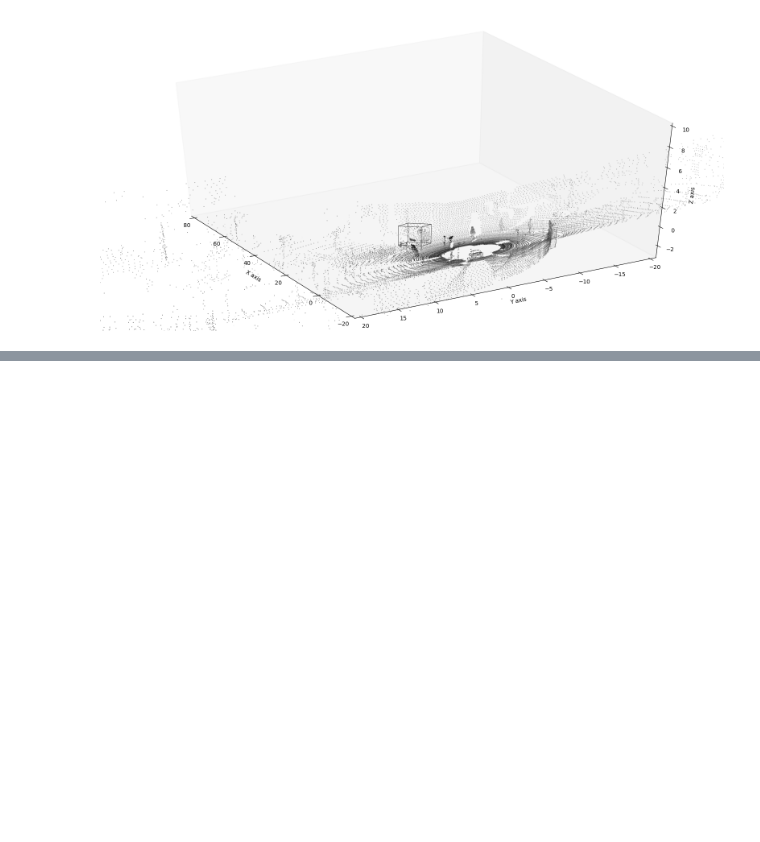
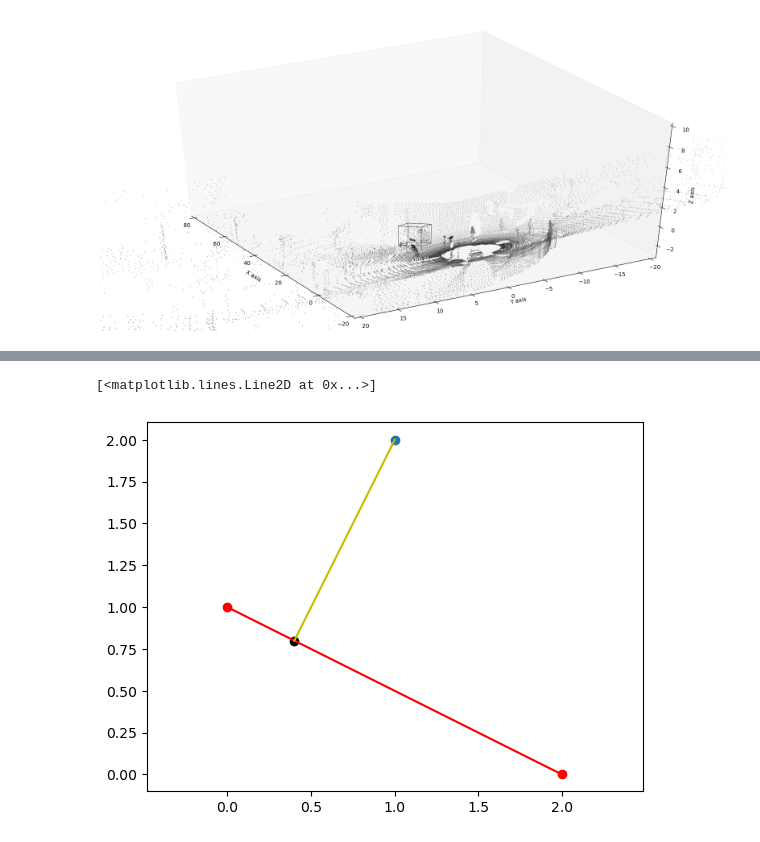
Before and after one commit to liver121888/Self-driving-Project, a Jupyter notebook: catkin_ws/src/kitti_tutorial/notebooks/plot3D.ipynb, the cells around one changed output, grey strips where cells are left out. Saved outputs shown, nothing was run; the diff lists cells and outputs as text; code cells hidden in the pictures; blank space fills up the shorter version.

```diff
--- a/catkin_ws/src/kitti_tutorial/notebooks/plot3D.ipynb
+++ b/catkin_ws/src/kitti_tutorial/notebooks/plot3D.ipynb
@@ -155,0 +167,12 @@ draw_box(ax, corners_3d_velo, axes=[0,1], color = 'r')
+# %%
+def distance_point_to_segment(P, A, B):
+    AP = P-A
+    BP = P-B
+    AB = B-A
+    if np.dot(AB, AP)>=0 and np.dot(-AB, BP)>=0:
+        return np.abs(np.cross(AP, AB))/np.linalg.norm(AB), np.dot(AP, AB)/np.dot(AB, AB) * AB + A
+    d_PA = np.linalg.norm(AP)
+    d_PB = np.linalg.norm(BP)
+    if d_PA < d_PB:
+        return d_PA, A
+    return d_PB, B
@@ -155,0 +194,14 @@ draw_box(ax, corners_3d_velo, axes=[0,1], color = 'r')
+# %%
+P = np.array([1, 2], dtype = np.float64)
+A = np.array([0, 1], dtype = np.float64)
+B = np.array([2, 0], dtype = np.float64)
+d, Q = distance_point_to_segment(P, A, B)
+
+plt.axes().set_aspect('equal', 'datalim')
+plt.scatter(P[0], P[1])
+plt.plot(list(zip(A, B))[0], list(zip(A, B))[1], 'r-o')
+plt.scatter(Q[0], Q[1], c='k')
+plt.plot(list(zip(P, Q))[0], list(zip(P, Q))[1], 'y-')
+# %% [output]
+[<matplotlib.lines.Line2D at 0x...>]
+[figure, added]
```
Also changed, not shown: parts of 6 cells of this notebook, 4 other files.
